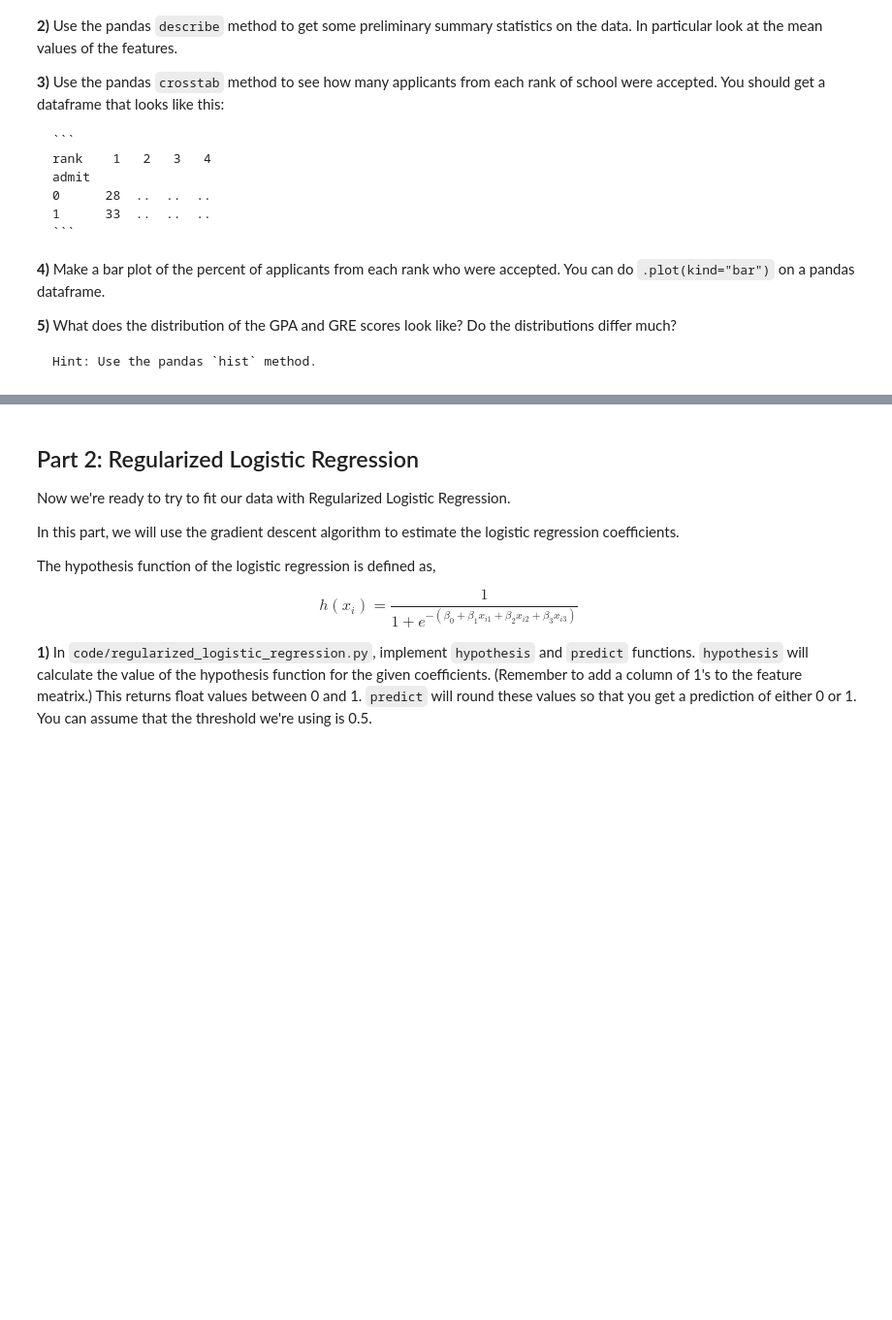
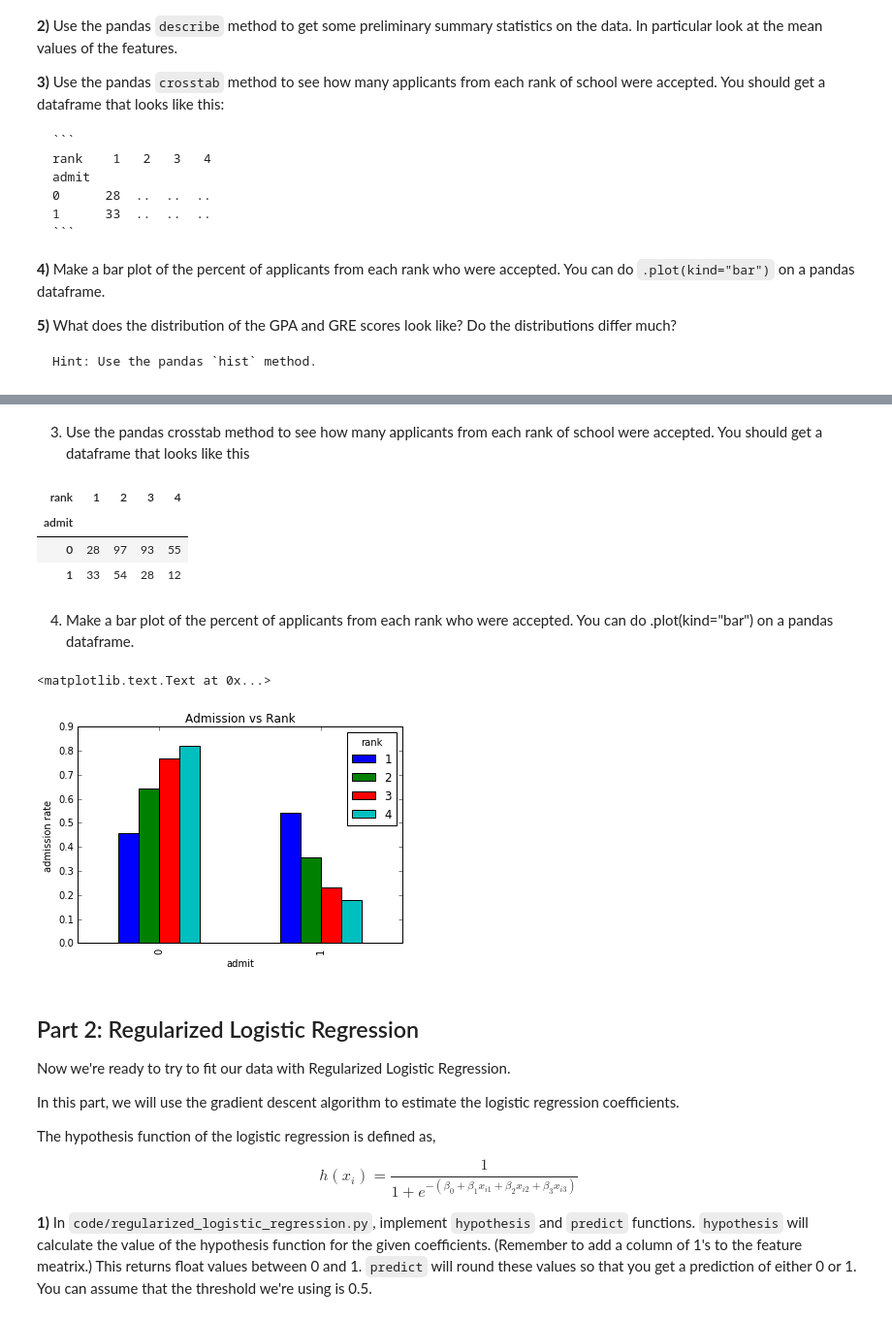
Before and after one commit to jonhilgart22/Galvanize-Machine-Learning-I, a Jupyter notebook: week3/3.3/logistic_regression_practicum/logistic_regression_practicum-jh.ipynb, the cells around one changed output, grey strips where cells are left out. Shown: that part at 97% size. Drawn from its saved outputs; the diff is of its cells as text; code cells hidden in the pictures; blank space fills up the shorter version.

```diff
--- a/week3/3.3/logistic_regression_practicum/logistic_regression_practicum-jh.ipynb
+++ b/week3/3.3/logistic_regression_practicum/logistic_regression_practicum-jh.ipynb
@@ -38,0 +45,2 @@ Before we get to predictions, we should do some data exploration.
+# %%
+grad_df = pd.read_csv('data/grad.csv')
@@ -39,3 +63,21 @@ Before we get to predictions, we should do some data exploration.
+# %% [markdown]
+3) Use the pandas crosstab method to see how many applicants from each rank of school were accepted. You should get a dataframe that looks like this
+# %%
+pd.crosstab(grad_df['admit'],grad_df['rank'])
+# %% [output]
+| rank | 1 | 2 | 3 | 4 |
+| admit |  |  |  |  |
+| 0 | 28 | 97 | 93 | 55 |
+| 1 | 33 | 54 | 28 | 12 |
+# %% [markdown]
+4) Make a bar plot of the percent of applicants from each rank who were accepted. You can do .plot(kind="bar") on a pandas dataframe.
+# %%
+pd.crosstab(grad_df['admit'],grad_df['rank']).apply(lambda x:x/sum(x)).plot(kind='bar')
+plt.ylabel('admission rate')
+plt.title('Admission vs Rank')
+# %% [output]
+<matplotlib.text.Text at 0x...>
+[figure, added]
 # %% [markdown]
 ## Part 2: Regularized Logistic Regression
 
```
Also changed, not shown: parts of 15 cells of this notebook, 7 other files.
